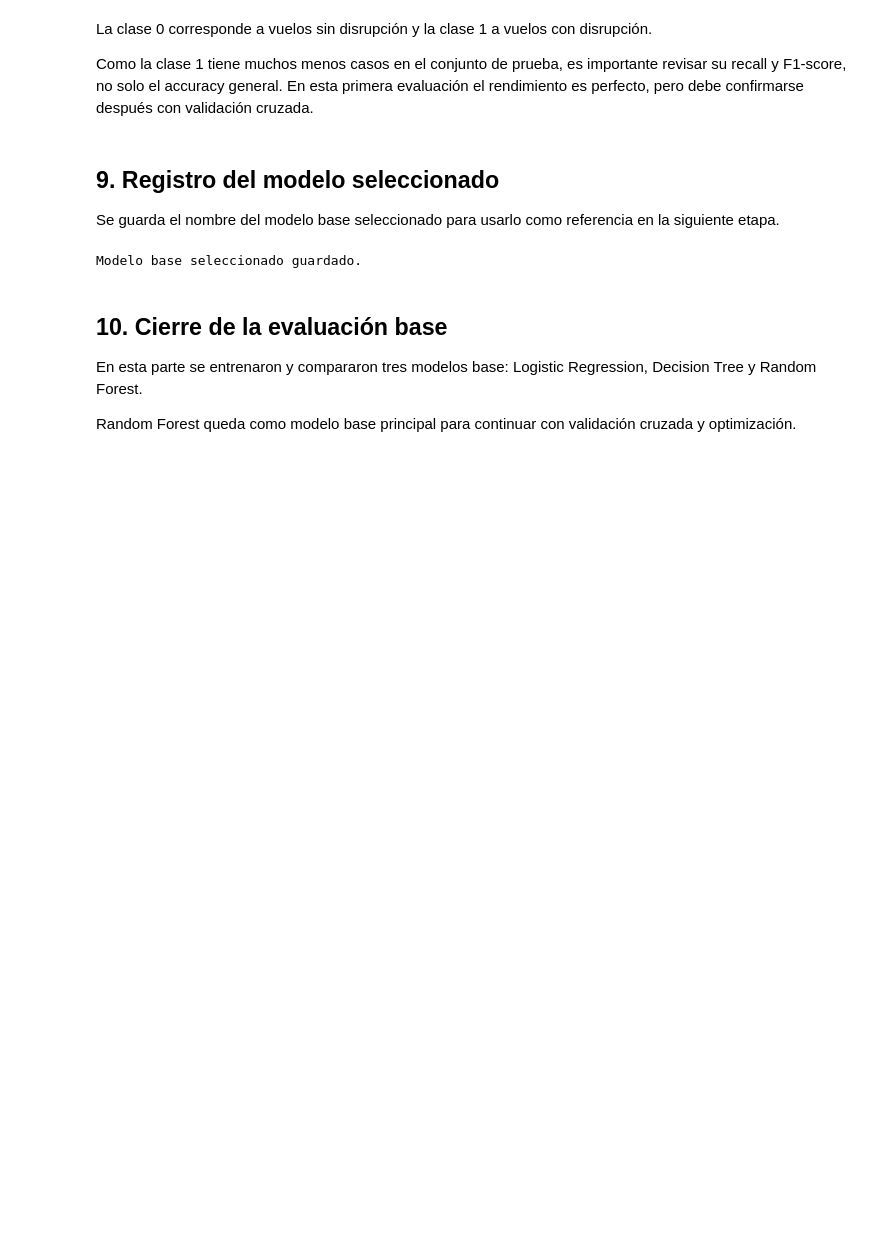
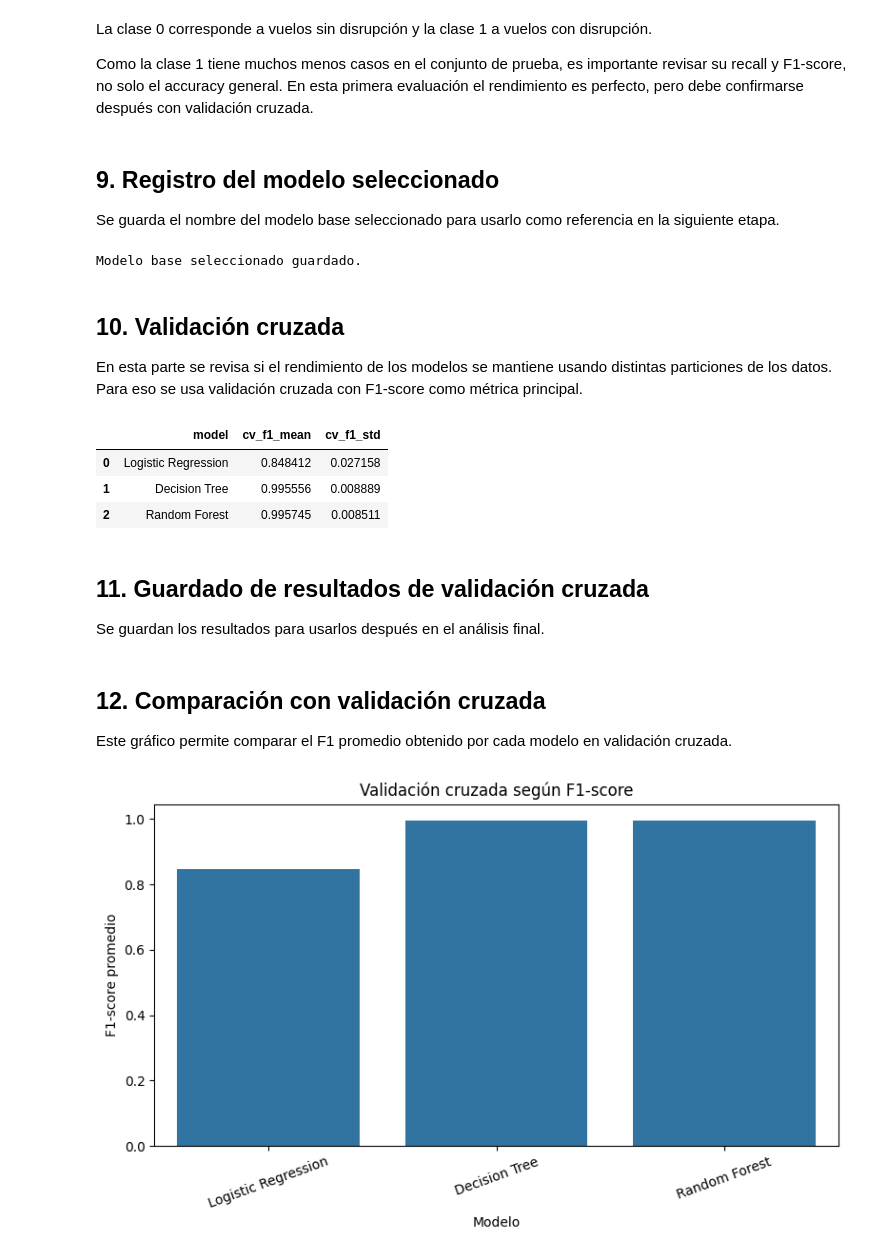
Before and after one commit to CristobalSilvam/EVA2PCD, a Jupyter notebook: notebooks/03_model_evaluation.ipynb, the cells around one changed output. Cells and saved outputs as stored; diff of their text form; code cells hidden in the pictures; blank space fills up the shorter version.

```diff
--- a/notebooks/03_model_evaluation.ipynb
+++ b/notebooks/03_model_evaluation.ipynb
@@ -194,8 +194,40 @@ print("Modelo base seleccionado guardado.")
 # %% [output]
 Modelo base seleccionado guardado.
 # %% [markdown]
-## 10. Cierre de la evaluación base
+## 10. Validación cruzada
 
-En esta parte se entrenaron y compararon tres modelos base: Logistic Regression, Decision Tree y Random Forest.
-
-Random Forest queda como modelo base principal para continuar con validación cruzada y optimización.
+En esta parte se revisa si el rendimiento de los modelos se mantiene usando distintas particiones de los datos. Para eso se usa validación cruzada con F1-score como métrica principal.
+# %%
+# Importamos validación cruzada
+from sklearn.model_selection import cross_val_score
+
+# Evaluamos cada modelo con validación cruzada
+cv_results = []
+
+for name, model in classification_models.items():
+    scores = cross_val_score(
+        model,
+        X_train_clf,
+        y_train_clf,
+        cv=5,
+        scoring="f1"
+    )
+
+    cv_results.append({
+        "model": name,
+        "cv_f1_mean": scores.mean(),
+        "cv_f1_std": scores.std()
+    })
+
+cv_results_df = pd.DataFrame(cv_results)
+
+cv_results_df
+# %% [output]
+|  | model | cv_f1_mean | cv_f1_std |
+| 0 | Logistic Regression | 0.848412 | 0.027158 |
+| 1 | Decision Tree | 0.995556 | 0.008889 |
+| 2 | Random Forest | 0.995745 | 0.008511 |
+# %% [markdown]
+## 11. Guardado de resultados de validación cruzada
+
+Se guardan los resultados para usarlos después en el análisis final.
@@ -201,0 +240,24 @@ Random Forest queda como modelo base principal para continuar con validación cr
+# %% [markdown]
+## 12. Comparación con validación cruzada
+
+Este gráfico permite comparar el F1 promedio obtenido por cada modelo en validación cruzada.
+# %%
+# Gráfico de F1 promedio en validación cruzada
+plt.figure(figsize=(8, 5))
+
+sns.barplot(
+    data=cv_results_df,
+    x="model",
+    y="cv_f1_mean"
+)
+
+plt.title("Validación cruzada según F1-score")
+plt.xlabel("Modelo")
+plt.ylabel("F1-score promedio")
+plt.xticks(rotation=20)
+plt.tight_layout()
+
+plt.savefig("../results/plots/classification_cv_f1_comparison.png")
+plt.show()
+# %% [output]
+[figure, added]
```
Also changed, not shown: parts of 7 cells of this notebook, 3 other files.
